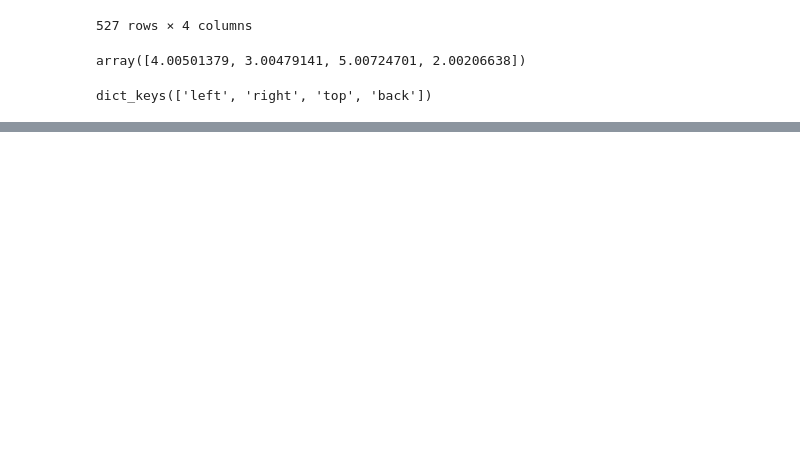
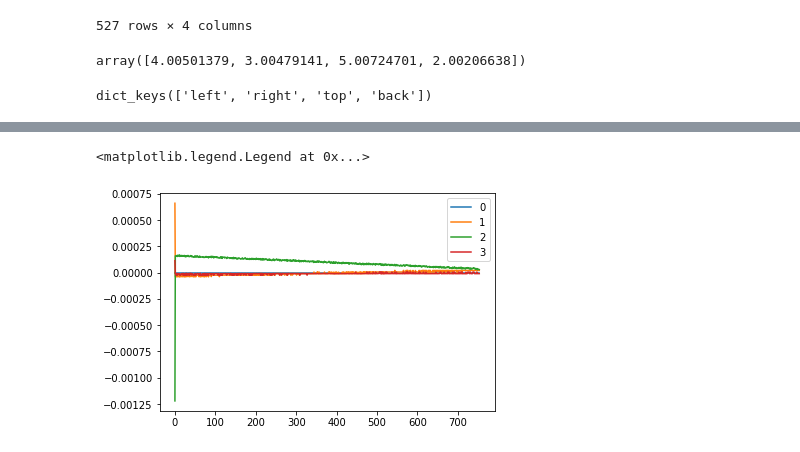
Before and after one commit to neural-electrophysiology-tool-team/reptilearn, a Jupyter notebook: analysis/timestamps_analysis.ipynb, the cells around one changed output, grey strips where cells are left out. Drawn from its saved outputs; the diff is of its cells as text; code cells hidden in the pictures; blank space fills up the shorter version.

```diff
--- a/analysis/timestamps_analysis.ipynb
+++ b/analysis/timestamps_analysis.ipynb
@@ -277,0 +336,15 @@ dict_keys(['left', 'right', 'top', 'back'])
+# %%
+tss = pd.concat([v["df"] for v in r_add_q.values()], axis=1)
+# %%
+anchor = tss.iloc[:, 0]
+# %%
+diffs = []
+for i in range(0, len(tss.columns)):
+    diffs.append((tss.iloc[:, i] - anchor) / np.timedelta64(1, 's'))
+# %%
+for i, diff in enumerate(diffs):
+    plt.plot(diff, label=i)
+plt.legend()
+# %% [output]
+<matplotlib.legend.Legend at 0x...>
+[figure, added]
```
Also changed, not shown: parts of 10 cells of this notebook, 1 other file.
